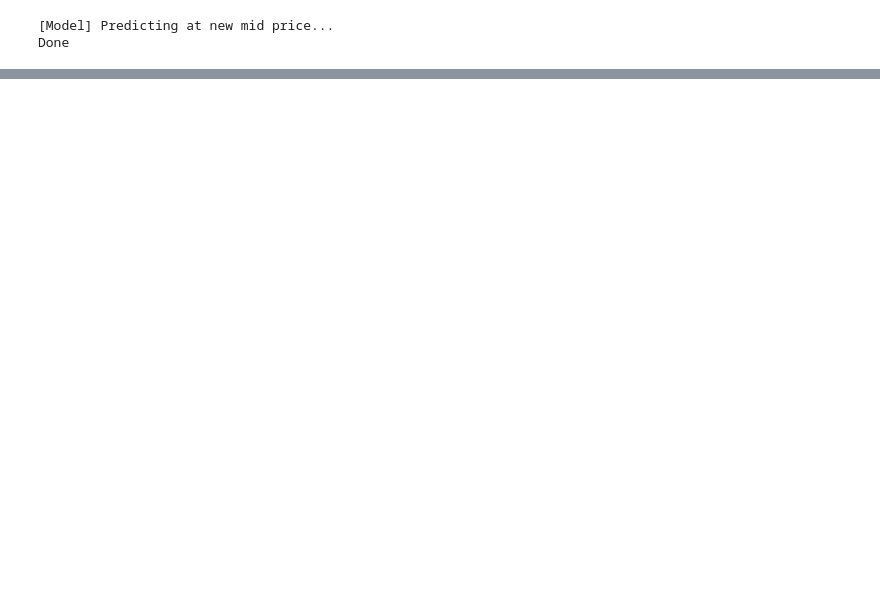
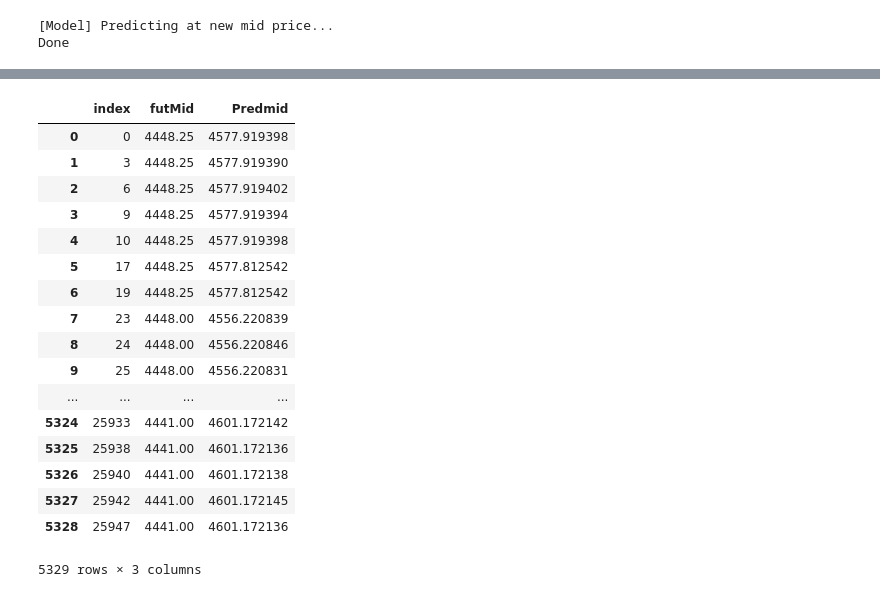
Before and after one commit to Vishwesh4/BDC_shaastra, a Jupyter notebook: model.ipynb, the cells around one changed output, grey strips where cells are left out. Cells and saved outputs as stored; diff of their text form; code cells hidden in the pictures; blank space fills up the shorter version.

```diff
--- a/model.ipynb
+++ b/model.ipynb
@@ -558,7 +625,7 @@ df.head()
 # %%
 #Making a new data frame containg fut mid and pred mid
-A  = pd.DataFrame(predictions)
-A = A*std+mean
+A  = pd.DataFrame(prediction)
+A = A*Std['mid']+Mean['mid']
 # B = A.iloc[:,199]
 Test = data_test.futMid.iloc[indice_loc].reset_index()
 Test = pd.DataFrame(Test)
@@ -572,0 +640,21 @@ RMS = 34.7518. #Predictions = 5014
+# %%
+Test
+# %% [output]
+|  | index | futMid | Predmid |
+| 0 | 0 | 4448.25 | 4577.919398 |
+| 1 | 3 | 4448.25 | 4577.919390 |
+| 2 | 6 | 4448.25 | 4577.919402 |
+| 3 | 9 | 4448.25 | 4577.919394 |
+| 4 | 10 | 4448.25 | 4577.919398 |
+| 5 | 17 | 4448.25 | 4577.812542 |
+| 6 | 19 | 4448.25 | 4577.812542 |
+| 7 | 23 | 4448.00 | 4556.220839 |
+| 8 | 24 | 4448.00 | 4556.220846 |
+| 9 | 25 | 4448.00 | 4556.220831 |
+| ... | ... | ... | ... |
+| 5324 | 25933 | 4441.00 | 4601.172142 |
+| 5325 | 25938 | 4441.00 | 4601.172136 |
+| 5326 | 25940 | 4441.00 | 4601.172138 |
+| 5327 | 25942 | 4441.00 | 4601.172145 |
+| 5328 | 25947 | 4441.00 | 4601.172136 |
+5329 rows × 3 columns
```
Also changed, not shown: parts of 18 cells of this notebook, 9 other files.
